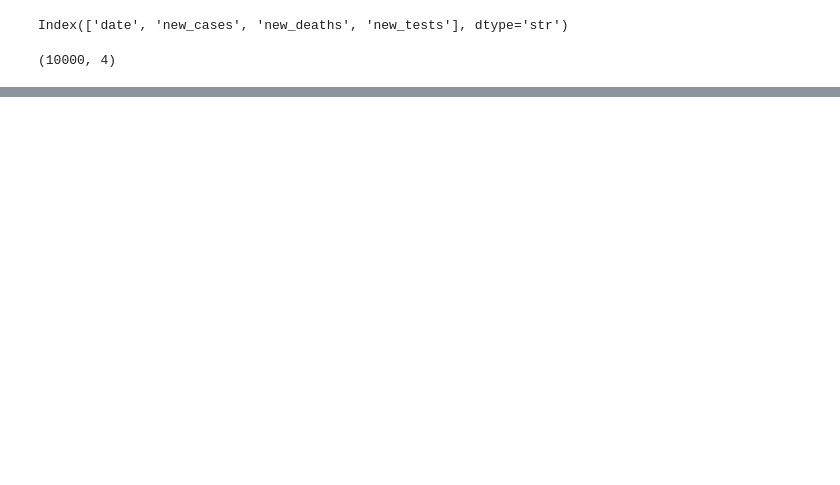
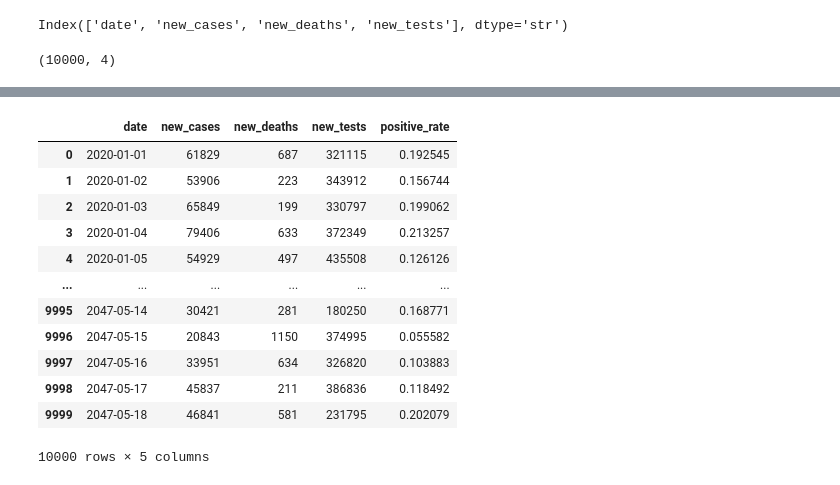
Before and after one commit to arafat-rahaman047/Data-Analysis, a Jupyter notebook: notebooks/02_pandas.ipynb, the cells around one changed output, grey strips where cells are left out. Cells and saved outputs as stored; diff of their text form; code cells hidden in the pictures; blank space fills up the shorter version.

```diff
--- a/notebooks/02_pandas.ipynb
+++ b/notebooks/02_pandas.ipynb
@@ -64,0 +318,17 @@ covid_df.shape
+# %%
+covid_df['positive_rate'] = covid_df.new_cases / covid_df.new_tests
+covid_df
+# %% [output]
+|  | date | new_cases | new_deaths | new_tests | positive_rate |
+| 0 | 2020-01-01 | 61829 | 687 | 321115 | 0.192545 |
+| 1 | 2020-01-02 | 53906 | 223 | 343912 | 0.156744 |
+| 2 | 2020-01-03 | 65849 | 199 | 330797 | 0.199062 |
+| 3 | 2020-01-04 | 79406 | 633 | 372349 | 0.213257 |
+| 4 | 2020-01-05 | 54929 | 497 | 435508 | 0.126126 |
+| ... | ... | ... | ... | ... | ... |
+| 9995 | 2047-05-14 | 30421 | 281 | 180250 | 0.168771 |
+| 9996 | 2047-05-15 | 20843 | 1150 | 374995 | 0.055582 |
+| 9997 | 2047-05-16 | 33951 | 634 | 326820 | 0.103883 |
+| 9998 | 2047-05-17 | 45837 | 211 | 386836 | 0.118492 |
+| 9999 | 2047-05-18 | 46841 | 581 | 231795 | 0.202079 |
+10000 rows × 5 columns
```
Also changed, not shown: parts of 27 cells of this notebook.
